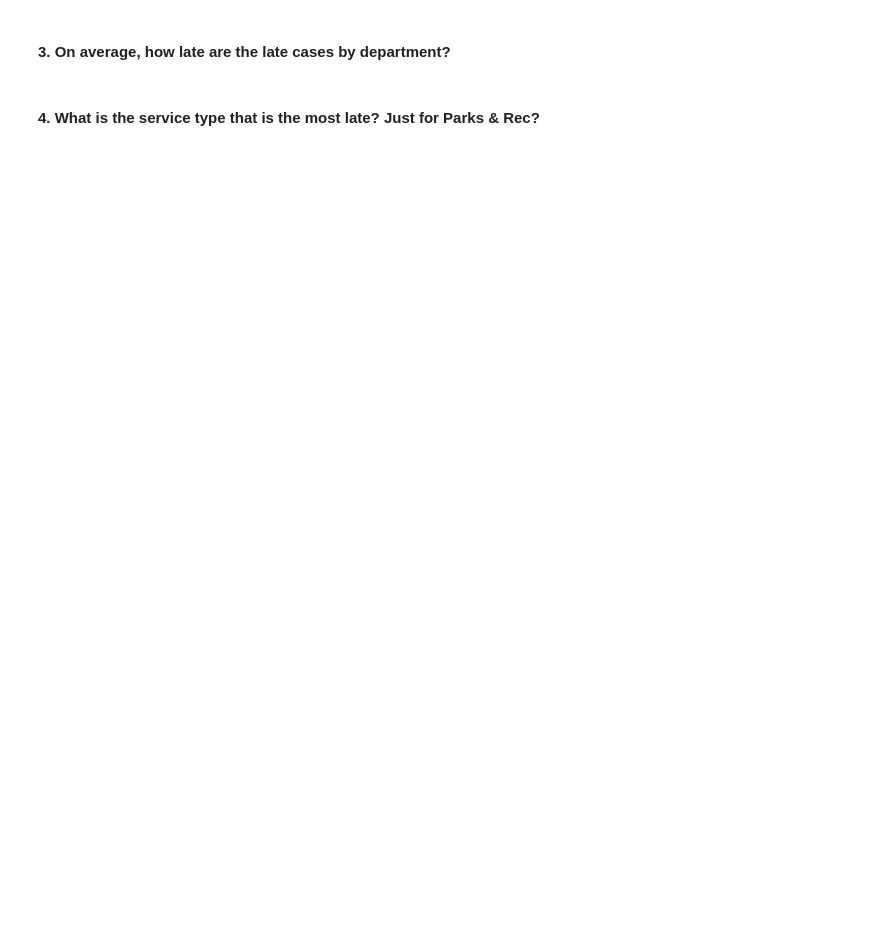
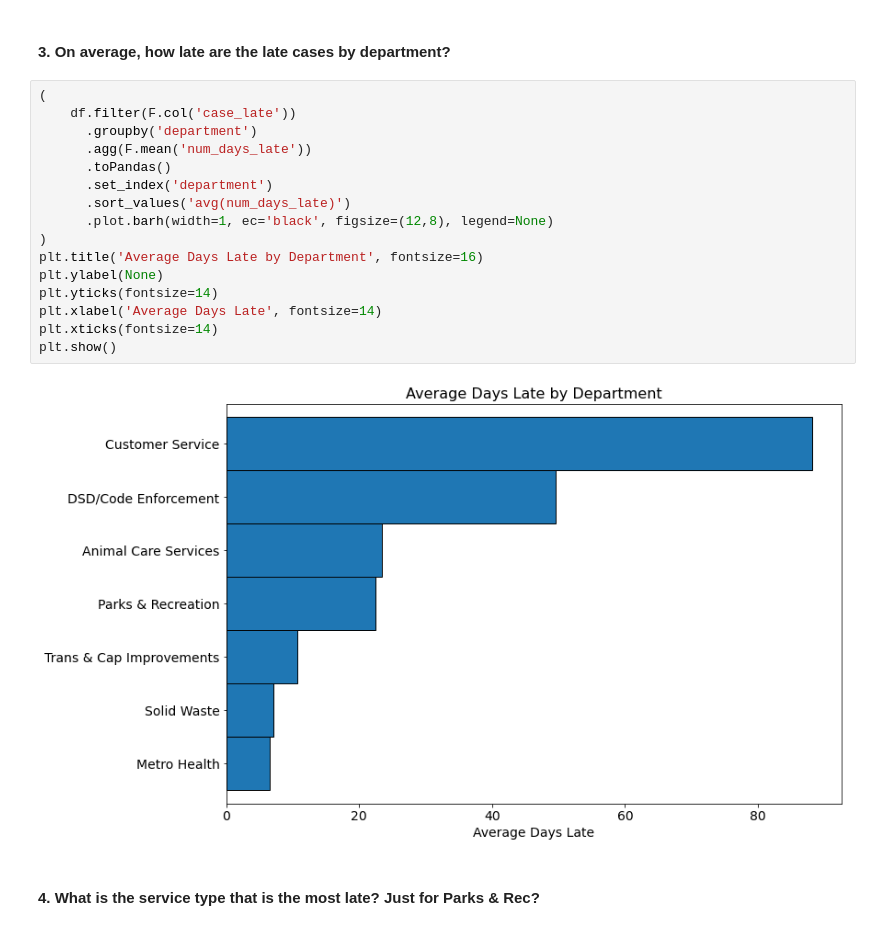
Before and after one commit to bensmith07/spark-exercises, a Jupyter notebook: explore_notebook.ipynb, the cells around one changed output. Drawn from its saved outputs; the diff is of its cells as text; blank space fills up the shorter version.

```diff
--- a/explore_notebook.ipynb
+++ b/explore_notebook.ipynb
@@ -158,4 +160,22 @@ display(df)
 # %% [markdown]
 #### 3. On average, how late are the late cases by department?
+# %%
+(
+    df.filter(F.col('case_late'))
+      .groupby('department')
+      .agg(F.mean('num_days_late'))
+      .toPandas()
+      .set_index('department')
+      .sort_values('avg(num_days_late)')
+      .plot.barh(width=1, ec='black', figsize=(12,8), legend=None)
+)
+plt.title('Average Days Late by Department', fontsize=16)
+plt.ylabel(None)
+plt.yticks(fontsize=14)
+plt.xlabel('Average Days Late', fontsize=14)
+plt.xticks(fontsize=14)
+plt.show()
+# %% [output]
+[figure, added]
 # %% [markdown]
 #### 4. What is the service type that is the most late? Just for Parks & Rec?
```
Also changed, not shown: parts of 2 cells of this notebook, 1 other file.
